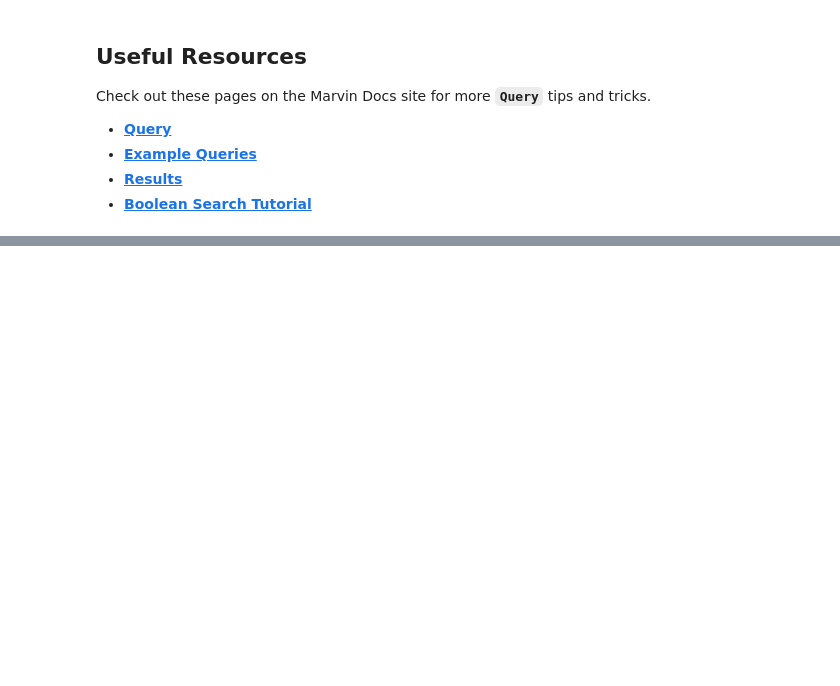
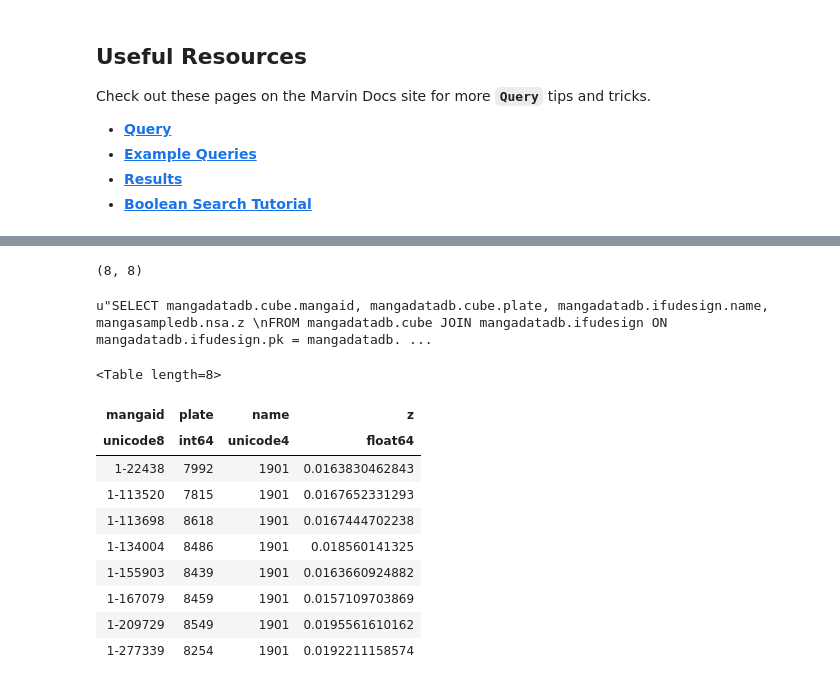
Before and after one commit to sdss/marvin, a Jupyter notebook: docs/sphinx/jupyter/my-first-query.ipynb, the cells around one changed output, grey strips where cells are left out. Drawn from its saved outputs; the diff is of its cells as text; code cells hidden in the pictures; blank space fills up the shorter version.

```diff
--- a/docs/sphinx/jupyter/my-first-query.ipynb
+++ b/docs/sphinx/jupyter/my-first-query.ipynb
@@ -131,0 +255,22 @@ Check out these pages on the Marvin Docs site for more **`Query`** tips and tric
+# %%
+r.totalcount, r.count
+# %% [output]
+(8, 8)
+# %%
+r.showQuery()
+# %% [output]
+u"SELECT mangadatadb.cube.mangaid, mangadatadb.cube.plate, mangadatadb.ifudesign.name, mangasampledb.nsa.z \nFROM mangadatadb.cube JOIN mangadatadb.ifudesign ON mangadatadb.ifudesign.pk = mangadatadb. ...
+# %%
+r.toTable()
+# %% [output]
+<Table length=8>
+| mangaid | plate | name | z |
+| unicode8 | int64 | unicode4 | float64 |
+| 1-22438 | 7992 | 1901 | 0.0163830462843 |
+| 1-113520 | 7815 | 1901 | 0.0167652331293 |
+| 1-113698 | 8618 | 1901 | 0.0167444702238 |
+| 1-134004 | 8486 | 1901 | 0.018560141325 |
+| 1-155903 | 8439 | 1901 | 0.0163660924882 |
+| 1-167079 | 8459 | 1901 | 0.0157109703869 |
+| 1-209729 | 8549 | 1901 | 0.0195561610162 |
+| 1-277339 | 8254 | 1901 | 0.0192211158574 |
```
Also changed, not shown: parts of 35 cells of this notebook.
